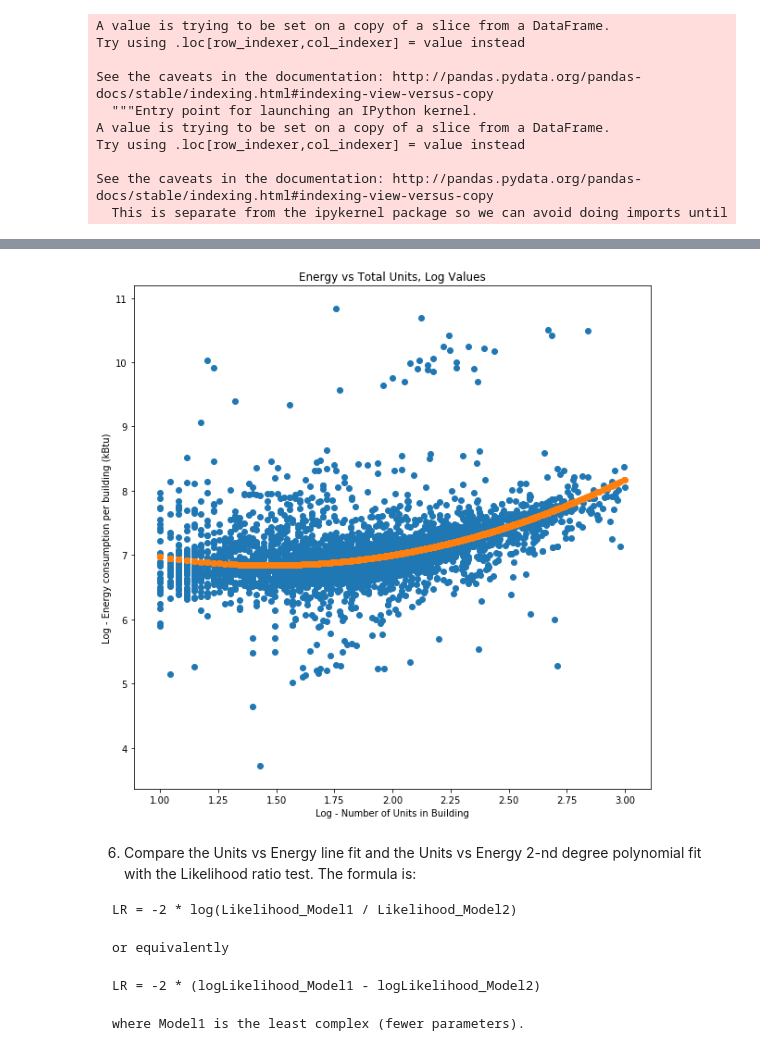
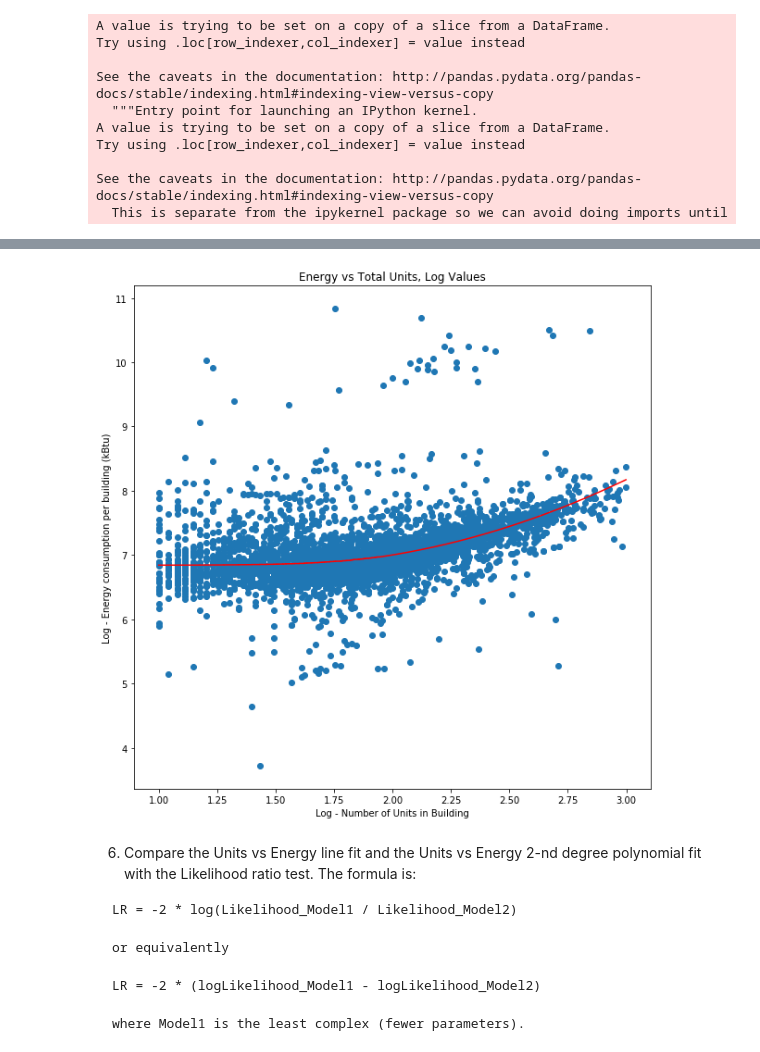
Before and after one commit to srikanth261/PUI2017_sn2495, a Jupyter notebook: HW6_sn2495/HW6_sn2495.ipynb, the cells around one changed output, grey strips where cells are left out. Saved outputs shown, nothing was run; the diff lists cells and outputs as text; code cells hidden in the pictures.

```diff
--- a/HW6_sn2495/HW6_sn2495.ipynb
+++ b/HW6_sn2495/HW6_sn2495.ipynb
@@ -545,12 +551,12 @@ OLS Regression Results
 # %%
 fig, ax = plt.subplots(1,1,figsize = (10,10))
 ax.scatter(np.log10(x), np.log10(y))
-ax.scatter(np.log10(x), quad_model.fittedvalues)
+ax.plot(np.sort(np.log10(x)), np.sort(quad_model.fittedvalues), color = 'red')
 pl.title('Energy vs Total Units, Log Values')
 pl.xlabel('Log - Number of Units in Building')
 pl.ylabel('Log - Energy consumption per building (kBtu)');
 # %% [output]
-[figure, old version]
+[figure, new version]
 # %% [markdown]
 6.    Compare the Units vs Energy line fit and the Units vs Energy 2-nd degree polynomial fit with the Likelihood ratio test. The formula is:
 
```
Also changed, not shown: parts of 11 cells of this notebook.
